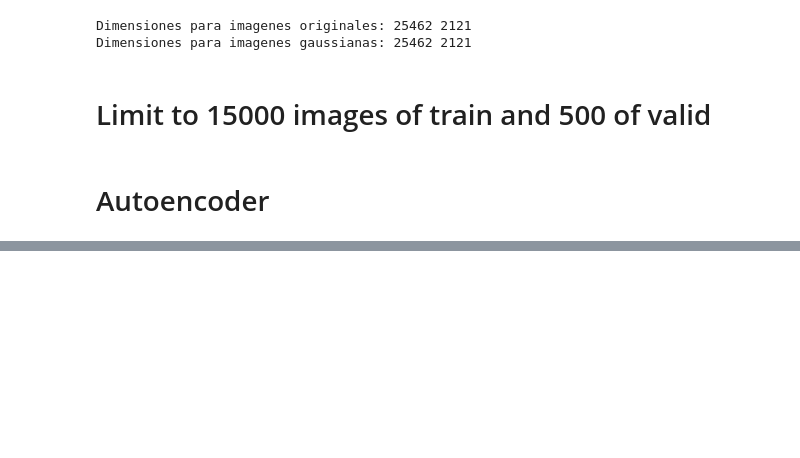
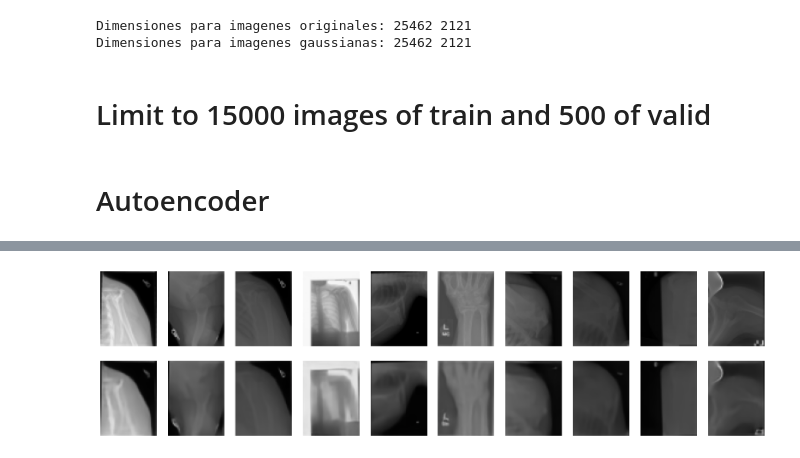
Before and after one commit to David-Damian/image-denoising-radiographics, a Jupyter notebook: notebooks/denoising_xray_gaussian_colab.ipynb, the cells around one changed output, grey strips where cells are left out. Cells and saved outputs as stored; diff of their text form; code cells hidden in the pictures; blank space fills up the shorter version.

Commit message:
visualizing results

```diff
--- a/notebooks/denoising_xray_gaussian_colab.ipynb
+++ b/notebooks/denoising_xray_gaussian_colab.ipynb
@@ -232,0 +255,32 @@ gc.collect()
+# %%
+original_images_valid = []
+noisy_images_valid = []
+
+# Leer las imágenes originales y con ruido
+for or_img, ns_img in zip(x_valid, x_gaussian_valid):
+
+    # Leer las imágenes en escala de grises
+    original_image = cv.imread(os.path.join(base_path, or_img))
+    noisy_image = cv.imread(os.path.join(base_path, ns_img))
+
+    oh, ow, _ = original_image.shape
+    nh, nw, _ = noisy_image.shape
+
+
+    original_image = cv.resize(original_image, (OW, OH), interpolation = cv.INTER_AREA)
+    noisy_image = cv.resize(noisy_image, (NW, NH), interpolation = cv.INTER_AREA)
+
+    # Normalizar los valores de píxeles en el rango [0, 1]
+    original_image = original_image.astype(np.float32) / 255.0
+    noisy_image = noisy_image.astype(np.float32) / 255.0
+
+    # Agregar las imágenes a las listas
+    original_images_valid.append(original_image)
+    noisy_images_valid.append(noisy_image)
+
+# Asegurarse de que las imágenes tengan la forma adecuada
+original_images_valid = np.expand_dims(original_images_valid, axis=-1)
+noisy_images_valid = np.expand_dims(noisy_images_valid, axis=-1)
+# %%
+original_images_valid = np.squeeze(original_images_valid)
+noisy_images_valid = np.squeeze(noisy_images_valid)
@@ -232,0 +292,2 @@ gc.collect()
+# %%
+original_valid_pred = autoencoder.predict(noisy_images_valid)
@@ -232,0 +296,13 @@ gc.collect()
+# %%
+# plot a few examples
+plt.figure(figsize=(20, 5))
+for it in range(10):
+    plt.subplot(2, 10, it+1)
+    plt.imshow(np.squeeze(original_images_valid[it]))
+    plt.axis('off')
+    plt.subplot(2, 10, it+11)
+    plt.imshow(np.squeeze(original_valid_pred[it]))
+    plt.axis('off')
+plt.show()
+# %% [output]
+[figure, added]
```
Also changed, not shown: parts of 15 cells of this notebook.
